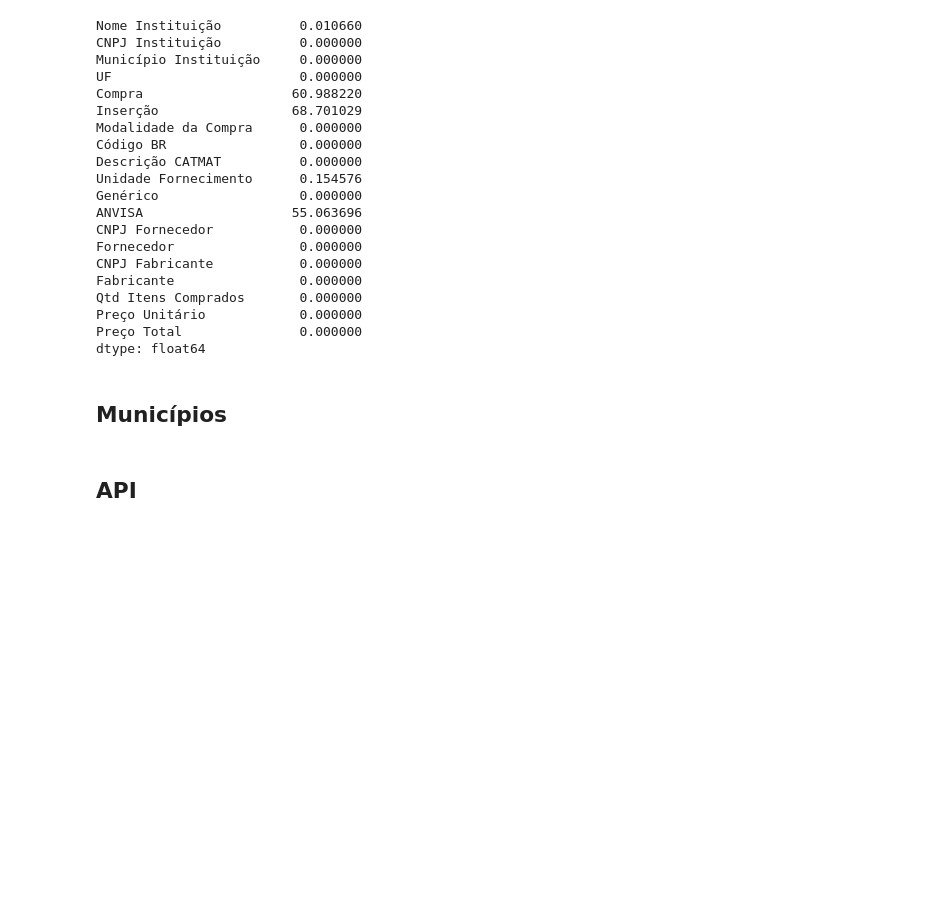
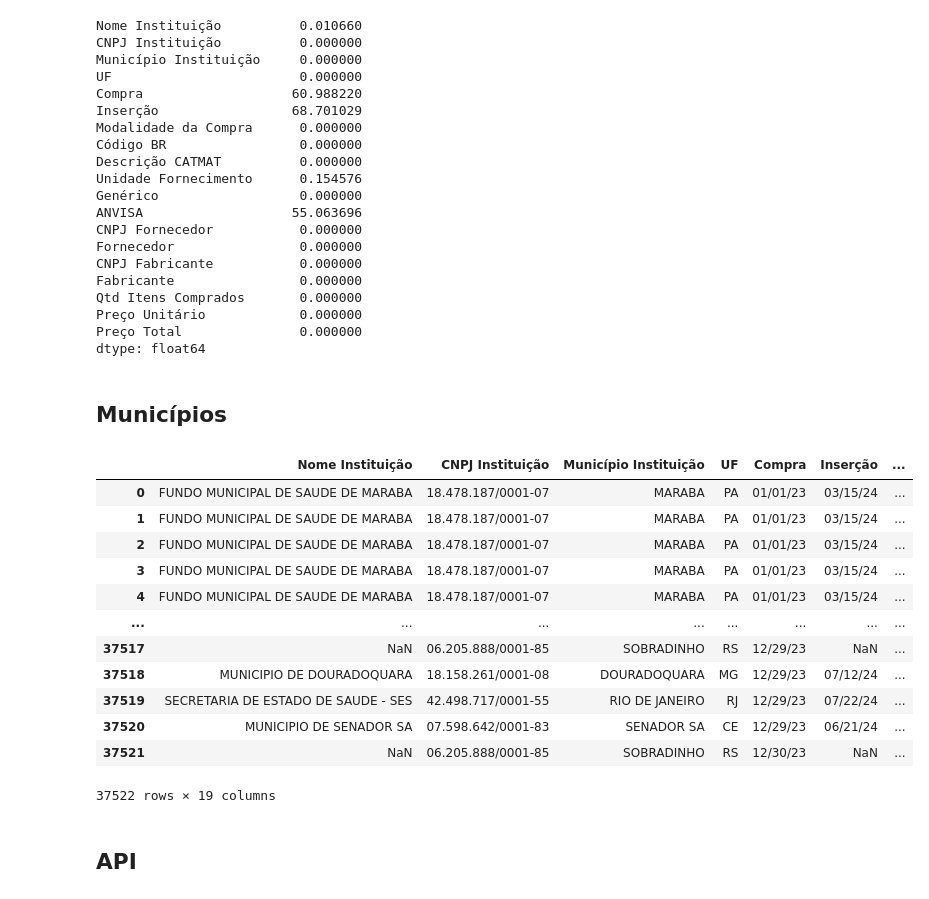
Before and after one commit to heitorfe/dgu-data-sus, a Jupyter notebook: notebooks/data_transform.ipynb, the cells around one changed output. Saved outputs shown, nothing was run; the diff lists cells and outputs as text; code cells hidden in the pictures; blank space fills up the shorter version.

```diff
--- a/notebooks/data_transform.ipynb
+++ b/notebooks/data_transform.ipynb
@@ -195,6 +195,22 @@ df['municipio_instituicao'] = df['municipio_instituicao']\
 df_geo = pd.merge(df, municipios, left_on=['municipio_instituicao','uf'], right_on=['nome', 'uf'], how='left')
 
 df_geo.to_csv('../data/sus/sus_data_geo.csv', index=False)
+# %%
+df_2023_original
+# %% [output]
+|  | Nome Instituição | CNPJ Instituição | Município Instituição | UF | Compra | Inserção | ... |
+| 0 | FUNDO MUNICIPAL DE SAUDE DE MARABA | 18.478.187/0001-07 | MARABA | PA | 01/01/23 | 03/15/24 | ... |
+| 1 | FUNDO MUNICIPAL DE SAUDE DE MARABA | 18.478.187/0001-07 | MARABA | PA | 01/01/23 | 03/15/24 | ... |
+| 2 | FUNDO MUNICIPAL DE SAUDE DE MARABA | 18.478.187/0001-07 | MARABA | PA | 01/01/23 | 03/15/24 | ... |
+| 3 | FUNDO MUNICIPAL DE SAUDE DE MARABA | 18.478.187/0001-07 | MARABA | PA | 01/01/23 | 03/15/24 | ... |
+| 4 | FUNDO MUNICIPAL DE SAUDE DE MARABA | 18.478.187/0001-07 | MARABA | PA | 01/01/23 | 03/15/24 | ... |
+| ... | ... | ... | ... | ... | ... | ... | ... |
+| 37517 | NaN | 06.205.888/0001-85 | SOBRADINHO | RS | 12/29/23 | NaN | ... |
+| 37518 | MUNICIPIO DE DOURADOQUARA | 18.158.261/0001-08 | DOURADOQUARA | MG | 12/29/23 | 07/12/24 | ... |
+| 37519 | SECRETARIA DE ESTADO DE SAUDE - SES | 42.498.717/0001-55 | RIO DE JANEIRO | RJ | 12/29/23 | 07/22/24 | ... |
+| 37520 | MUNICIPIO DE SENADOR SA | 07.598.642/0001-83 | SENADOR SA | CE | 12/29/23 | 06/21/24 | ... |
+| 37521 | NaN | 06.205.888/0001-85 | SOBRADINHO | RS | 12/30/23 | NaN | ... |
+37522 rows × 19 columns
 # %% [markdown]
 ## API
 # %%
```
Also changed, not shown: parts of 1 cell of this notebook.
